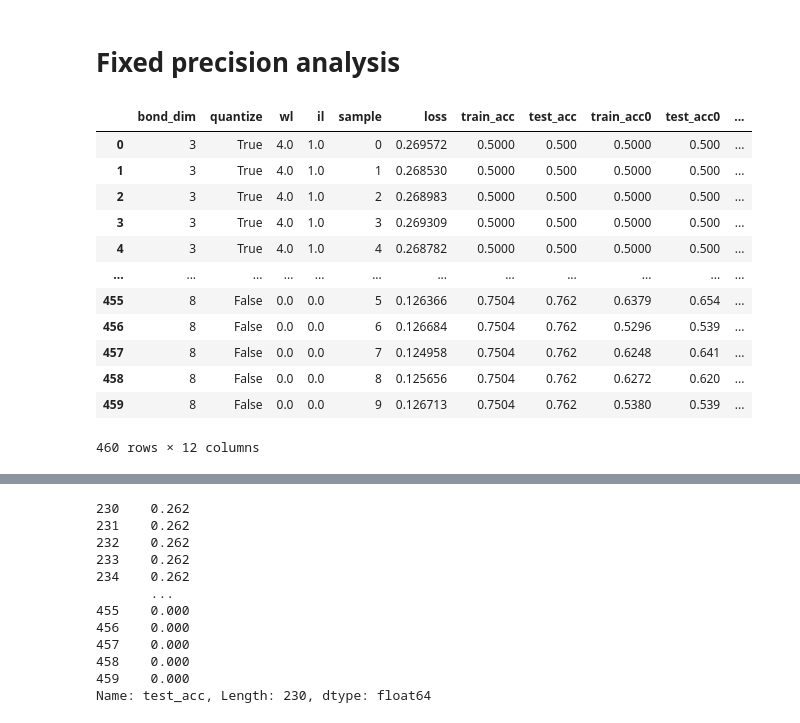
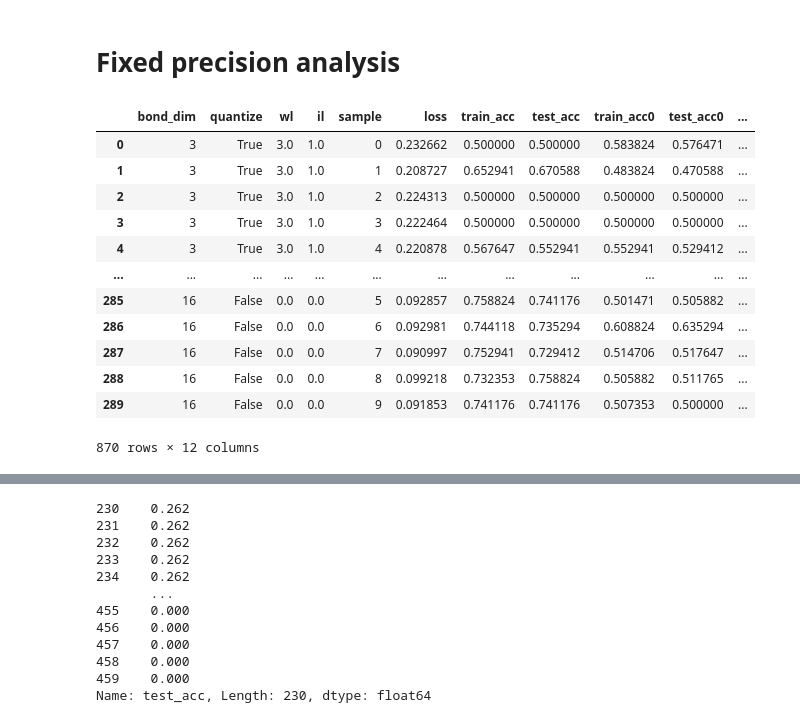
Before and after one commit to c0pp1/TTN4HEP, a Jupyter notebook: TTN/grid_search_results.ipynb, the cells around one changed output, grey strips where cells are left out. Drawn from its saved outputs; the diff is of its cells as text; code cells hidden in the pictures.

```diff
--- a/TTN/grid_search_results.ipynb
+++ b/TTN/grid_search_results.ipynb
@@ -257,25 +262,25 @@ fig.savefig(root_dir + 'heatmap_mean_max.png', dpi=600)
 # %% [markdown]
 # Fixed precision analysis
 # %%
-datadir = 'data/grid_search_fp2_striped/'
+datadir = 'data/grid_search_fp3_titanic/'
 DATASET = datadir.split('_')[-1][:-1]
 df = pd.read_csv(datadir + 'grid_search.csv', index_col=0)
 df = df.fillna(0)
 df
 # %% [output]
 |  | bond_dim | quantize | wl | il | sample | loss | train_acc | test_acc | train_acc0 | test_acc0 | ... |
-| 0 | 3 | True | 4.0 | 1.0 | 0 | 0.269572 | 0.5000 | 0.500 | 0.5000 | 0.500 | ... |
-| 1 | 3 | True | 4.0 | 1.0 | 1 | 0.268530 | 0.5000 | 0.500 | 0.5000 | 0.500 | ... |
-| 2 | 3 | True | 4.0 | 1.0 | 2 | 0.268983 | 0.5000 | 0.500 | 0.5000 | 0.500 | ... |
-| 3 | 3 | True | 4.0 | 1.0 | 3 | 0.269309 | 0.5000 | 0.500 | 0.5000 | 0.500 | ... |
-| 4 | 3 | True | 4.0 | 1.0 | 4 | 0.268782 | 0.5000 | 0.500 | 0.5000 | 0.500 | ... |
+| 0 | 3 | True | 3.0 | 1.0 | 0 | 0.232662 | 0.500000 | 0.500000 | 0.583824 | 0.576471 | ... |
+| 1 | 3 | True | 3.0 | 1.0 | 1 | 0.208727 | 0.652941 | 0.670588 | 0.483824 | 0.470588 | ... |
+| 2 | 3 | True | 3.0 | 1.0 | 2 | 0.224313 | 0.500000 | 0.500000 | 0.500000 | 0.500000 | ... |
+| 3 | 3 | True | 3.0 | 1.0 | 3 | 0.222464 | 0.500000 | 0.500000 | 0.500000 | 0.500000 | ... |
+| 4 | 3 | True | 3.0 | 1.0 | 4 | 0.220878 | 0.567647 | 0.552941 | 0.552941 | 0.529412 | ... |
 | ... | ... | ... | ... | ... | ... | ... | ... | ... | ... | ... | ... |
-| 455 | 8 | False | 0.0 | 0.0 | 5 | 0.126366 | 0.7504 | 0.762 | 0.6379 | 0.654 | ... |
-| 456 | 8 | False | 0.0 | 0.0 | 6 | 0.126684 | 0.7504 | 0.762 | 0.5296 | 0.539 | ... |
-| 457 | 8 | False | 0.0 | 0.0 | 7 | 0.124958 | 0.7504 | 0.762 | 0.6248 | 0.641 | ... |
-| 458 | 8 | False | 0.0 | 0.0 | 8 | 0.125656 | 0.7504 | 0.762 | 0.6272 | 0.620 | ... |
-| 459 | 8 | False | 0.0 | 0.0 | 9 | 0.126713 | 0.7504 | 0.762 | 0.5380 | 0.539 | ... |
+| 285 | 16 | False | 0.0 | 0.0 | 5 | 0.092857 | 0.758824 | 0.741176 | 0.501471 | 0.505882 | ... |
+| 286 | 16 | False | 0.0 | 0.0 | 6 | 0.092981 | 0.744118 | 0.735294 | 0.608824 | 0.635294 | ... |
+| 287 | 16 | False | 0.0 | 0.0 | 7 | 0.090997 | 0.752941 | 0.729412 | 0.514706 | 0.517647 | ... |
+| 288 | 16 | False | 0.0 | 0.0 | 8 | 0.099218 | 0.732353 | 0.758824 | 0.505882 | 0.511765 | ... |
+| 289 | 16 | False | 0.0 | 0.0 | 9 | 0.091853 | 0.741176 | 0.741176 | 0.507353 | 0.500000 | ... |
-460 rows × 12 columns
+870 rows × 12 columns
 # %%
 df[(df['bond_dim'] == 3) & (df['wl'] == 6) & (df['il']==2)]
 # %% [output]
```
Also changed, not shown: parts of 17 cells of this notebook, 15 other files.
